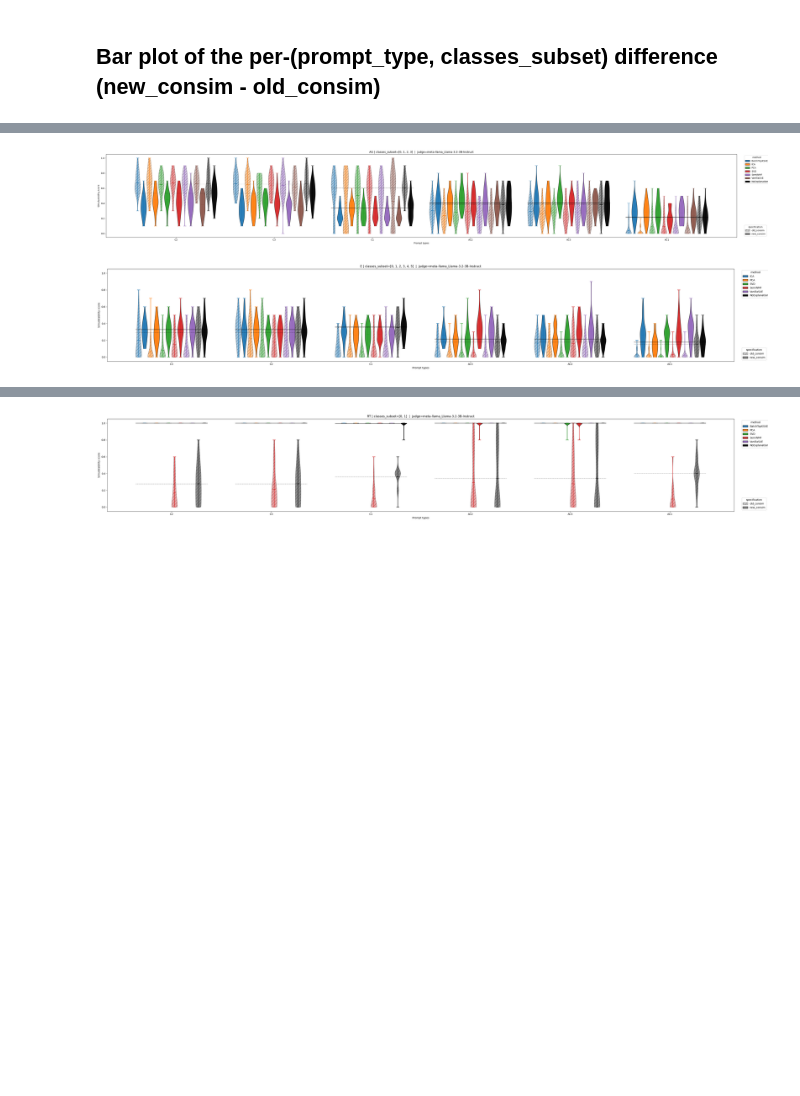
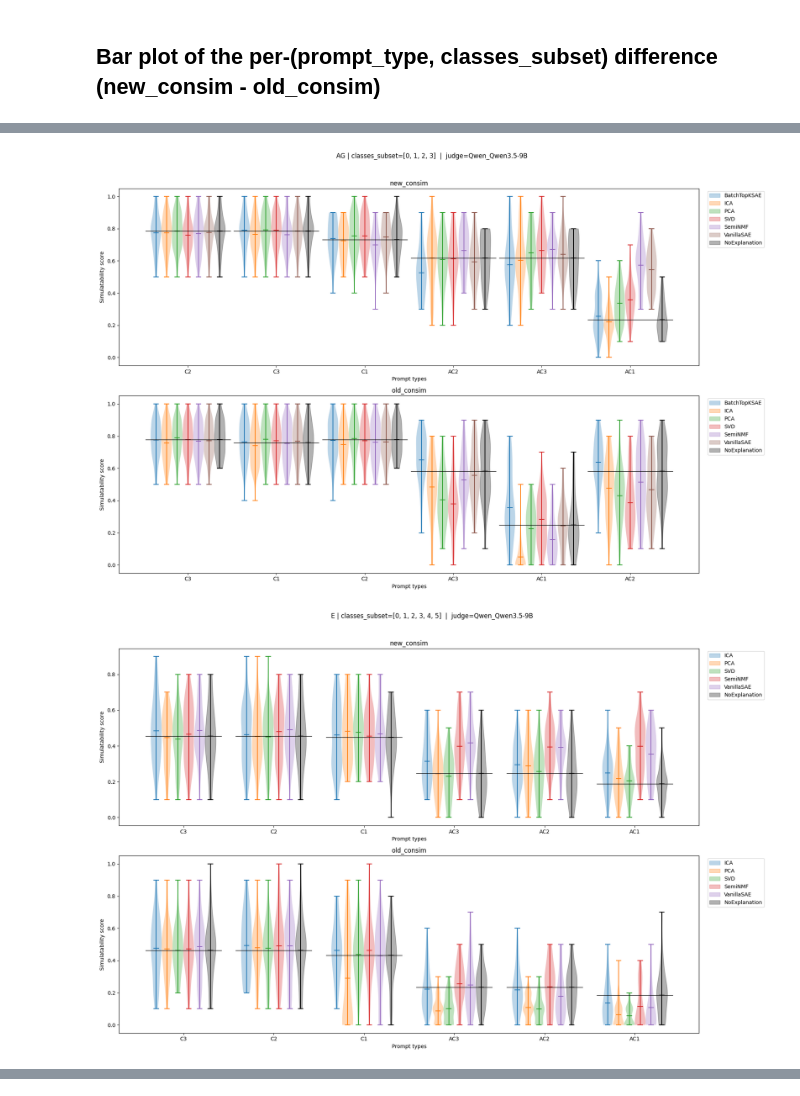
Before and after one commit to AntoninPoche/simulatability_shortcut, a Jupyter notebook: notebooks/4_compare_consim.ipynb, the cells around one changed output, grey strips where cells are left out. Saved outputs shown, nothing was run; the diff lists cells and outputs as text; code cells hidden in the pictures; blank space fills up the shorter version.

Commit message:
better viz for violins

```diff
--- a/notebooks/4_compare_consim.ipynb
+++ b/notebooks/4_compare_consim.ipynb
@@ -322,44 +331,88 @@ INDEX_LEVELS = [
     "specification",
     "prompt_type",
 ]
 
 explanation_prompt_types = set(DEFAULT_BASELINE_FOR.keys())
 baseline_prompt_types = set(DEFAULT_BASELINE_FOR.values())
 
 indexed = df_f.set_index(INDEX_LEVELS)["score"]
 
 pair_keys = sorted(
     {(d, cs) for d, cs in zip(df_f["dataset"], df_f["classes_subset"])}
 )
 if not pair_keys:
     print("No (dataset, classes_subset) pairs left after filtering.")
 
 for dataset, classes_subset in pair_keys:
     pair_mask = (
         (indexed.index.get_level_values("dataset") == dataset)
         & (indexed.index.get_level_values("classes_subset") == classes_subset)
     )
     pair_series = indexed[pair_mask]
     if pair_series.empty:
         continue
 
     pt_level = pair_series.index.get_level_values("prompt_type")
-    accuracies = pair_series[pt_level.isin(explanation_prompt_types)]
-    baselines = pair_series[pt_level.isin(baseline_prompt_types)]
+    pair_methods = sorted(
+        pair_series[pt_level.isin(explanation_prompt_types)]
+        .index.get_level_values("method")
+        .unique()
+    )
 
-    if accuracies.empty:
-        print(f"  skip {dataset} | {classes_subset}: no explanation prompt_types in data")
-        continue
+    fig, axes = plt.subplots(
+        2,
+        1,
+        figsize=(18, 12),
+        sharex=False,
+        squeeze=False,
+    )
 
-    plot_accuracies_violins(
-        accuracies,
-        baselines,
-        baseline_for=DEFAULT_BASELINE_FOR,
-        split_index="specification",
-        split_order=["old_consim", "new_consim"],
-        title=f"{dataset} | classes_subset={classes_subset}  |  judge={MODEL_FILE}",
+    for ax, specification in zip(axes[:, 0], ["new_consim", "old_consim"]):
+        spec_mask = pair_series.index.get_level_values("specification") == specification
+        spec_series = pair_series[spec_mask]
+        if spec_series.empty:
+            ax.set_axis_off()
+            ax.text(
+                0.5,
+                0.5,
+                f"No {specification} rows for {dataset} | {classes_subset}",
+                ha="center",
+                va="center",
+                transform=ax.transAxes,
+            )
+            continue
+
+        spec_pt_level = spec_series.index.get_level_values("prompt_type")
+        accuracies = spec_series[spec_pt_level.isin(explanation_prompt_types)]
+        baselines = spec_series[spec_pt_level.isin(baseline_prompt_types)]
+
+        if accuracies.empty:
+            ax.set_axis_off()
+            ax.text(
+                0.5,
+                0.5,
+                f"No explanation prompt_types for {specification}",
+                ha="center",
+                va="center",
+                transform=ax.transAxes,
+            )
+            continue
+
+        plot_accuracies_violins(
+            accuracies,
+            baselines,
+            baseline_for=DEFAULT_BASELINE_FOR,
+            method_order=pair_methods,
+            title=f"{specification}",
+            ax=ax,
+        )
+
+    fig.suptitle(
+        f"{dataset} | classes_subset={classes_subset}  |  judge={MODEL_FILE}",
+        fontsize=12,
     )
+    fig.tight_layout(rect=[0, 0, 1, 0.96])
     plt.show()
 # %% [output]
-[figure, old version]
+[figure, new version]
-[figure, old version]
+[figure, new version]
@@ -367 +419,0 @@ for dataset, classes_subset in pair_keys:
-[figure, removed]
```
Also changed, not shown: parts of 7 cells of this notebook, 2 other files.
